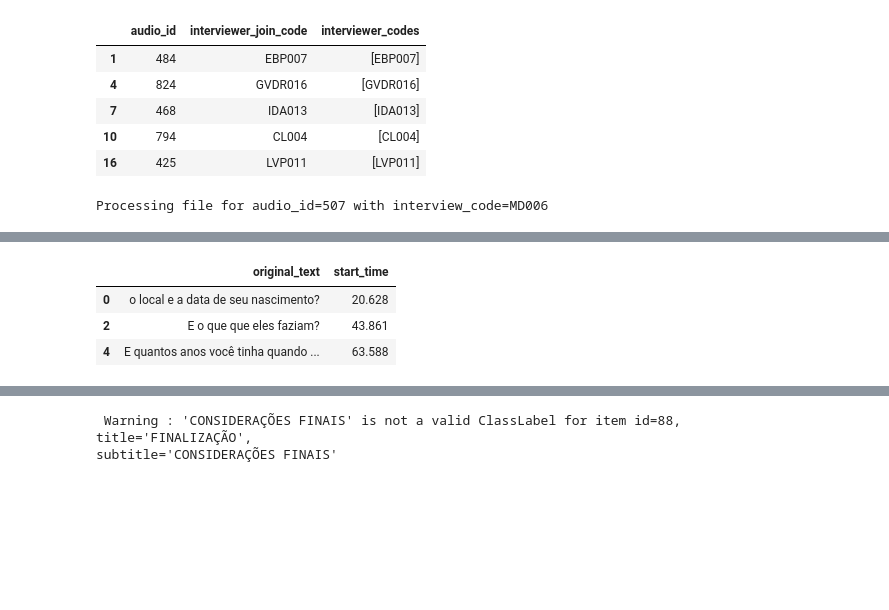
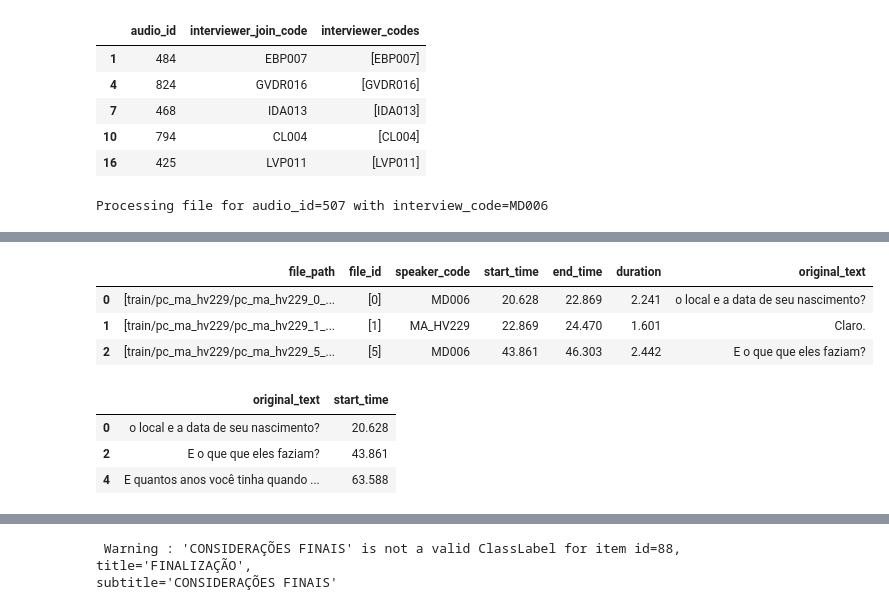
Before and after one commit to antonioMoreira/my-masters-degree, a Jupyter notebook: notebooks/mupe-dataset.ipynb, the cells around one changed output, grey strips where cells are left out. Drawn from its saved outputs; the diff is of its cells as text; code cells hidden in the pictures; blank space fills up the shorter version.

```diff
--- a/notebooks/mupe-dataset.ipynb
+++ b/notebooks/mupe-dataset.ipynb
@@ -147,3 +153,25 @@ mupe_metadata_sp.head()
 | 2 | train | 423 | PC_MA_HV024 | Wagner Pinheiro | https://www.youtube.com/watch?v=p... | Emílio Cordeiro | Patrícia Fortunato | ... |
 | 3 | train | 505 | PC_MA_HV235 | Roberta de Oliveira | https://www.youtube.com/watch?v=B... | Marta Dellelis | Isabela de Arruda | ... |
 | 4 | train | 501 | PC_MA_HV238 | Vânia Bure | https://www.youtube.com/watch?v=I... | Nadia Lopes de Camargo | Fernanda Prado | ... |
+# %%
+input = """
+audio_id                    interviewer1
+    31               Maria Lenir Justo
+    859               Aparecida da Cruz
+    423                 Emílio Cordeiro
+    505                  Marta Dellelis
+    501          Nadia Lopes de Camargo
+    493                   Thiago Majolo
+    484            Eduardo Barros Pinto
+    508          Nadia Lopes de Camargo
+"""
+
+prompt = (
+    "Classifique cada nome brasileiro listado a seguir como Masculino, Feminino ou Unknown.\n"
+    "O input provém de um conjunto dados armazenado num pandas.DataFrame, onde cada nome está associado a um ID de áudio único.\n"
+    "Responda somente com JSON no formato: "
+    '[{"audio_id": "ID", "name": "Nome", "gender": "Masculino|Feminino|Unknown"}, ...].\n\n'
+    f"Nomes:\n{input}"
+)
+
+print(prompt)
@@ -393,6 +413,6 @@ def aggregate_sample_dialogues(mupe_df: pd.DataFrame, audio_id: int) -> tuple[pd
     return df_agg, missing_ids, join_code
 # %%
 # Valid audios ids: 859, 484, 461
-mupe_train_sample, missing_ids_sample, itvw_code = aggregate_sample_dialogues(mupe_train, audio_id=484)
+mupe_train_sample, missing_ids_sample, itvw_code = aggregate_sample_dialogues(mupe_train, audio_id=507)
 # display(missing_ids_sample)
 mupe_train_sample.head(3)
@@ -580,28 +605,33 @@ itvw_codes_df.head()
 # %%
 # This for iterates over the saved interview segmentation JSON files and
 #   loads the first that matches an audio_id in itvw_codes_df
 file_name_re = re.compile(r"interview_segmentation_(?P<audio_id>\d+)\.json")
 for file in Path("interview_segmentations").glob("interview_segmentation_*.json"):
     file_id = int(file_name_re.match(file.name).group("audio_id"))
     mupe_train_sample, missing_ids_sample, itvw_code = aggregate_sample_dialogues(mupe_train, audio_id=file_id)
     if file_id in itvw_codes_df["audio_id"].values:
         print(f"Processing file for audio_id={file_id} with interview_code={itvw_code}")
         interview_segmentation_sample = InterviewSegmentation.model_validate_json(
             file.read_text(encoding="utf-8")
         )
         questions_df_sample = get_questions_df(mupe_train_sample, itvw_code)
         break
     else:
         print(f"Skipping file for audio_id={file_id} not in itvw_codes_df")
         continue
 
 display(mupe_metadata_sp[mupe_metadata_sp["audio_id"] == file_id])
+display(mupe_train_sample.head(3))
 questions_df_sample.head(3)
 # %% [output]
 Processing file for audio_id=507 with interview_code=MD006
 |  | split | audio_id | mupe_code | interviewee_name | youtube_link | interviewer1 | interviewer2 | ... |
 | 55 | train | 507 | PC_MA_HV229 | Adilson Pereira Lobo | https://www.youtube.com/watch?v=2... | Marta Dellelis | Isabela de Arruda | ... |
-|  | original_text | start_time |
-| 0 | o local e a data de seu nascimento? | 20.628 |
-| 2 | E o que que eles faziam? | 43.861 |
-| 4 | E quantos anos você tinha quando ... | 63.588 |
+|  | file_path | file_id | speaker_code | start_time | end_time | duration | original_text |
+| 0 | [train/pc_ma_hv229/pc_ma_hv229_0_... | [0] | MD006 | 20.628 | 22.869 | 2.241 | o local e a data de seu nascimento? |
+| 1 | [train/pc_ma_hv229/pc_ma_hv229_1_... | [1] | MA_HV229 | 22.869 | 24.470 | 1.601 | Claro. |
+| 2 | [train/pc_ma_hv229/pc_ma_hv229_5_... | [5] | MD006 | 43.861 | 46.303 | 2.442 | E o que que eles faziam? |
+|  | original_text | start_time |
+| 0 | o local e a data de seu nascimento? | 20.628 |
+| 2 | E o que que eles faziam? | 43.861 |
+| 4 | E quantos anos você tinha quando ... | 63.588 |
```
Also changed, not shown: parts of 11 cells of this notebook, 4 other files.
